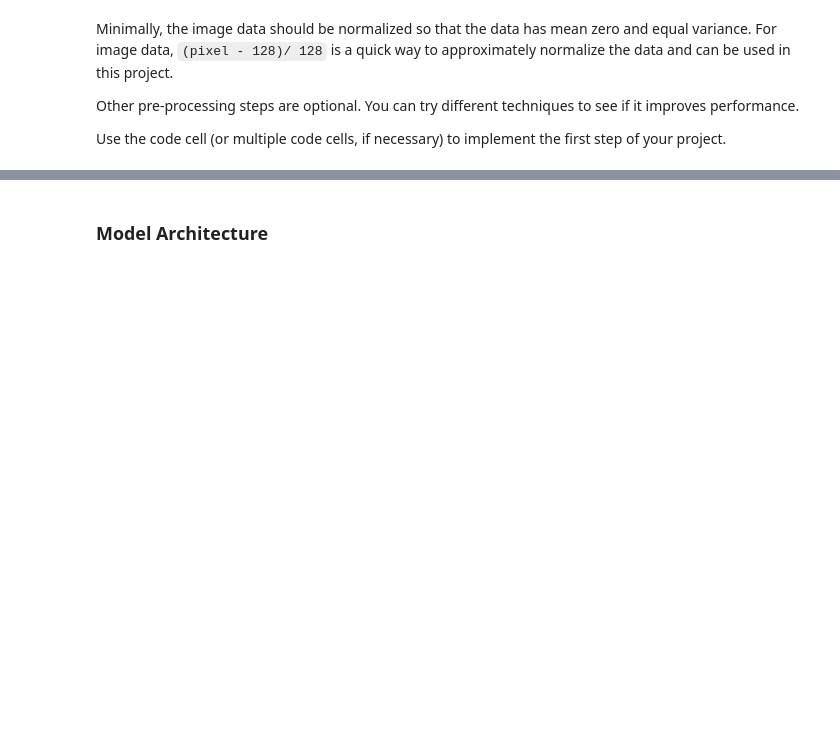
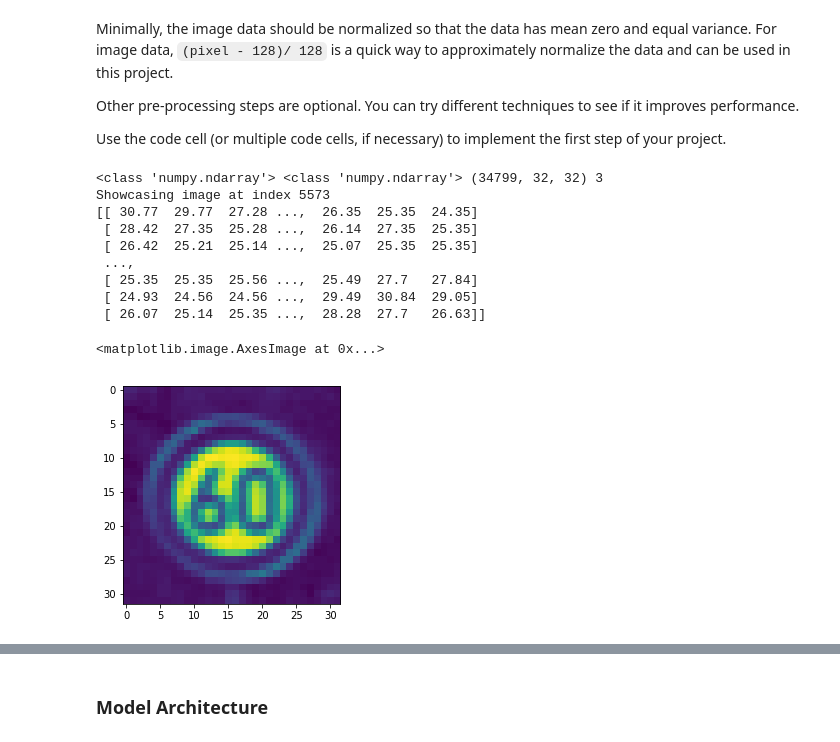
Before and after one commit to sameerppatil/traffic-sign-classifier, a Jupyter notebook: Traffic_Sign_Classifier.ipynb, the cells around one changed output, grey strips where cells are left out. Saved outputs shown, nothing was run; the diff lists cells and outputs as text; code cells hidden in the pictures; blank space fills up the shorter version.

```diff
--- a/Traffic_Sign_Classifier.ipynb
+++ b/Traffic_Sign_Classifier.ipynb
@@ -160,0 +179,33 @@ Use the code cell (or multiple code cells, if necessary) to implement the first
+# %%
+### Preprocess the data here. It is required to normalize the data. Other preprocessing steps could include
+### converting to grayscale, etc.
+### Feel free to use as many code cells as needed.
+# RBG Formula used 0.21 R + 0.72 G + 0.07 B.
+from sklearn.utils import shuffle
+from sklearn import preprocessing
+
+red_chn_weight = 0.21
+green_chn_weight = 0.72
+blue_chn_weight = 0.07
+
+X_train_grayscale = (red_chn_weight * X_train[:, :, :, 0] + green_chn_weight * X_train[:, :, :, 1] + blue_chn_weight * X_train[:, :, :, 2])
+X_valid_grayscale = (red_chn_weight * X_valid[:, :, :, 0] + green_chn_weight * X_valid[:, :, :, 1] + blue_chn_weight * X_valid[:, :, :, 2])
+X_test_grayscale = (red_chn_weight * X_test[:, :, :, 0] + green_chn_weight * X_test[:, :, :, 1] + blue_chn_weight * X_test[:, :, :, 2])
+
+print (type(X_train_grayscale[rand_idx]), type(X_train_grayscale), X_train_grayscale.shape, X_train_grayscale.ndim)
+image = X_train_grayscale[rand_idx].squeeze()
+print ("Showcasing image at index %s" % rand_idx)
+print (X_train_grayscale[rand_idx])
+plt.imshow(image)
+# %% [output]
+<class 'numpy.ndarray'> <class 'numpy.ndarray'> (34799, 32, 32) 3
+Showcasing image at index 5573
+[[ 30.77  29.77  27.28 ...,  26.35  25.35  24.35]
+ [ 28.42  27.35  25.28 ...,  26.14  27.35  25.35]
+ [ 26.42  25.21  25.14 ...,  25.07  25.35  25.35]
+ ...,
+ [ 25.35  25.35  25.56 ...,  25.49  27.7   27.84]
+ [ 24.93  24.56  24.56 ...,  29.49  30.84  29.05]
+ [ 26.07  25.14  25.35 ...,  28.28  27.7   26.63]]
+<matplotlib.image.AxesImage at 0x...>
+[figure, added]
```
Also changed, not shown: parts of 12 cells of this notebook.
